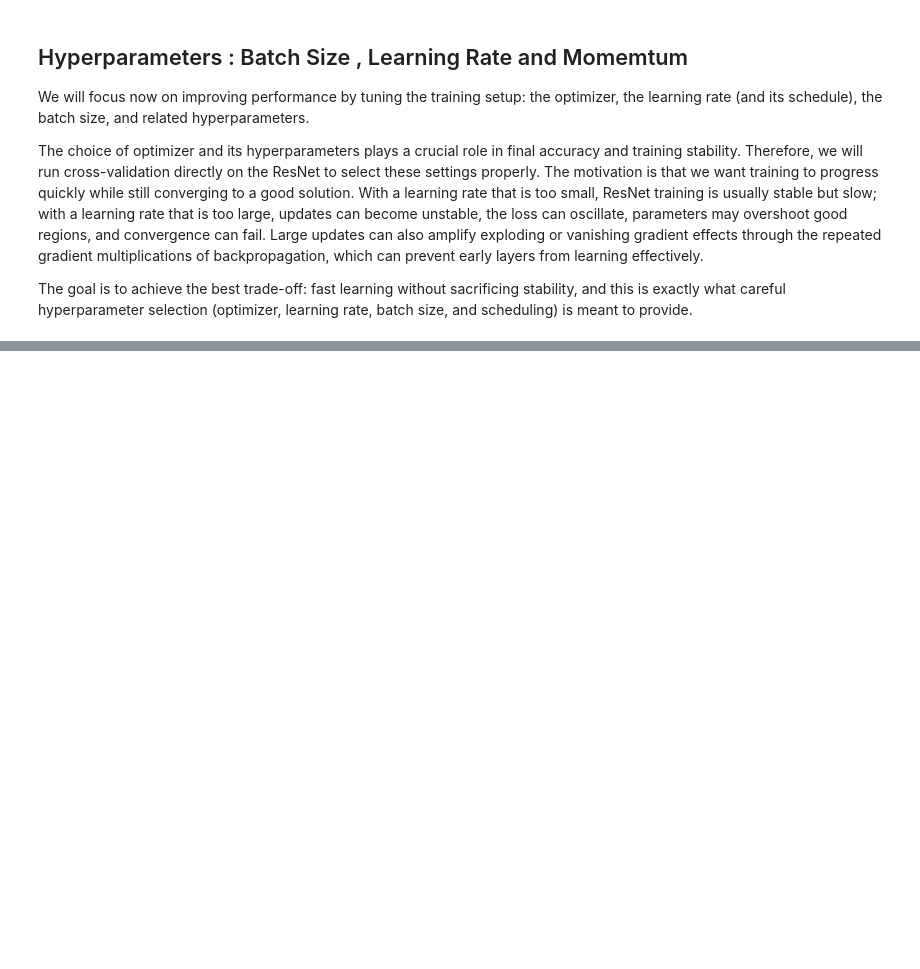
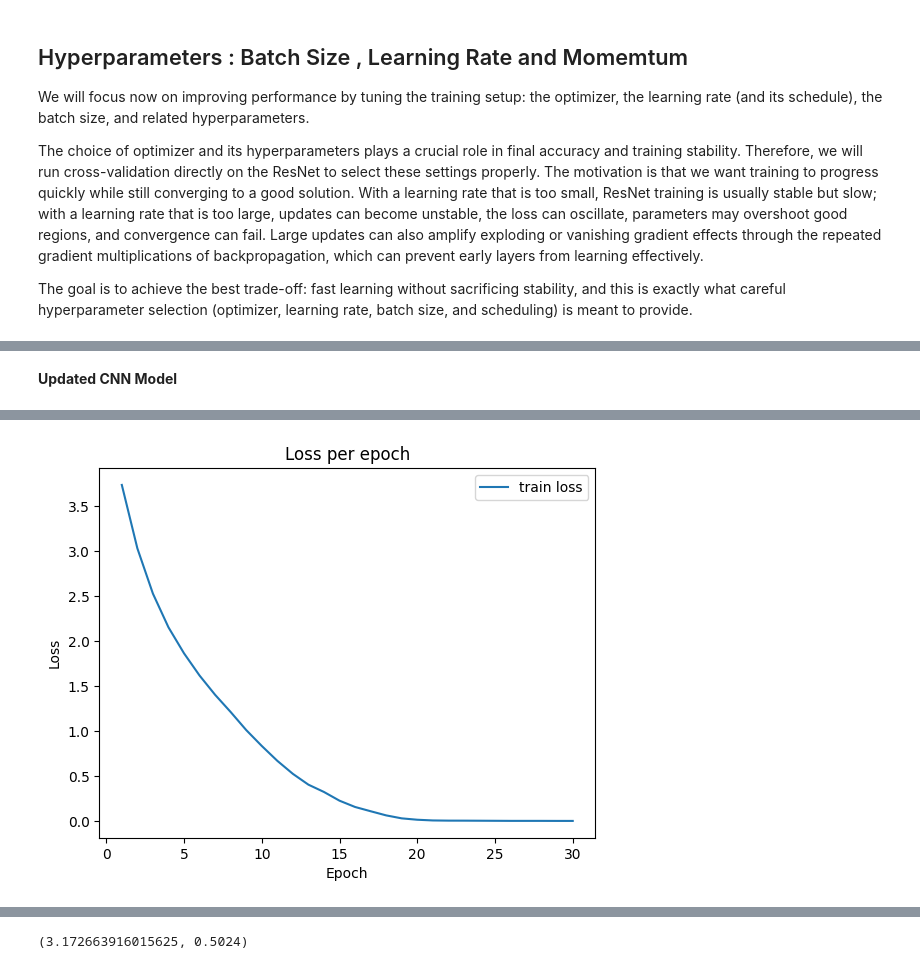
Before and after one commit to XavierMagbi/FundamentalLearningEPFL, a Jupyter notebook: HW3_practice/HW3_practical_ex.ipynb, the cells around one changed output, grey strips where cells are left out. Saved outputs shown, nothing was run; the diff lists cells and outputs as text; code cells hidden in the pictures; blank space fills up the shorter version.

```diff
--- a/HW3_practice/HW3_practical_ex.ipynb
+++ b/HW3_practice/HW3_practical_ex.ipynb
@@ -91,11 +91,11 @@ train_dataset = torchvision.datasets.CIFAR100(
     download=True,
     transform=torchvision.transforms.ToTensor())
 
-# Split the dataset into 40k-10k samples for training-validation.
+# Split the dataset into 45k-5k samples for training-validation.
 from torch.utils.data import random_split
 train_dataset,  valid_dataset = random_split(
     train_dataset,
-    lengths=[40000, 10000],
+    lengths=[45000, 5000],
     generator=torch.Generator().manual_seed(42) #use a generator to insure reproducibilty
 )
 
@@ -632,0 +436,6 @@ The model has too many parameters! Not allowed to evaluate.
+# %%
+# Grid of Hyperparameters
+
+learning_rates = [0.1,0.05]
+batch_sizes =  [32,128,256]
+momentums = [0.7,0.9]
@@ -632,0 +509,5 @@ The model has too many parameters! Not allowed to evaluate.
+# %%
+# Grid of Hyperparameters
+
+learning_rates = [0.01,0.005,0.001]
+batch_sizes =  [32,128,256,512]
@@ -632,0 +582,7 @@ The model has too many parameters! Not allowed to evaluate.
+# %%
+# Hyperparameters found with cross validation (SGD)
+
+batchsize_sgd = 128
+TEST_BATCH_SIZE = 1024
+lr_sgd = 0.05
+momentum_sgd = 0.9
@@ -632,0 +699,25 @@ The model has too many parameters! Not allowed to evaluate.
+# %% [markdown]
+**Updated CNN Model**
+# %%
+%%time
+# initialize model
+resnet = ResNet(block=CorrectBlock, num_blocks=[1,1,1,1]).to(device)
+# define the optimizer
+optimizer = torch.optim.SGD(resnet.parameters(), lr=lr_sgd, momentum=momentum_sgd)
+
+# train the CNN
+train_losses, valid_losses, valid_accs = fit(model=resnet,
+             train_dataloader=train_dataloader,
+             valid_dataloader=valid_dataloader,
+             optimizer=optimizer,
+             epochs=30,
+             device=device
+             )
+plot_losses(train_losses)
+
+predict(
+    resnet,
+    dataloader=valid_dataloader,
+    device=device
+)
+# %% [output]
@@ -632,0 +741 @@ The model has too many parameters! Not allowed to evaluate.
+[figure, added]
@@ -632,0 +745 @@ The model has too many parameters! Not allowed to evaluate.
+(3.172663916015625, 0.5024)
```
Also changed, not shown: parts of 46 cells of this notebook.
